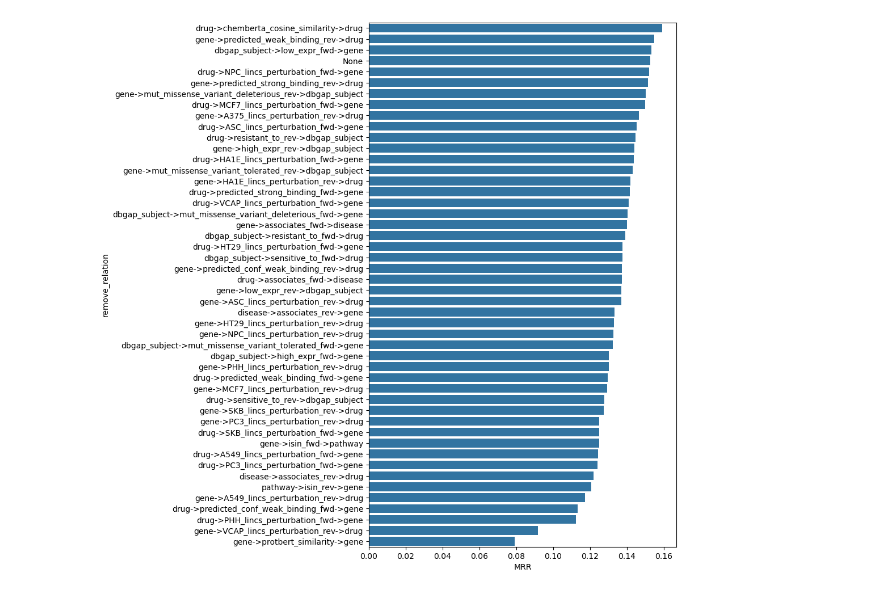
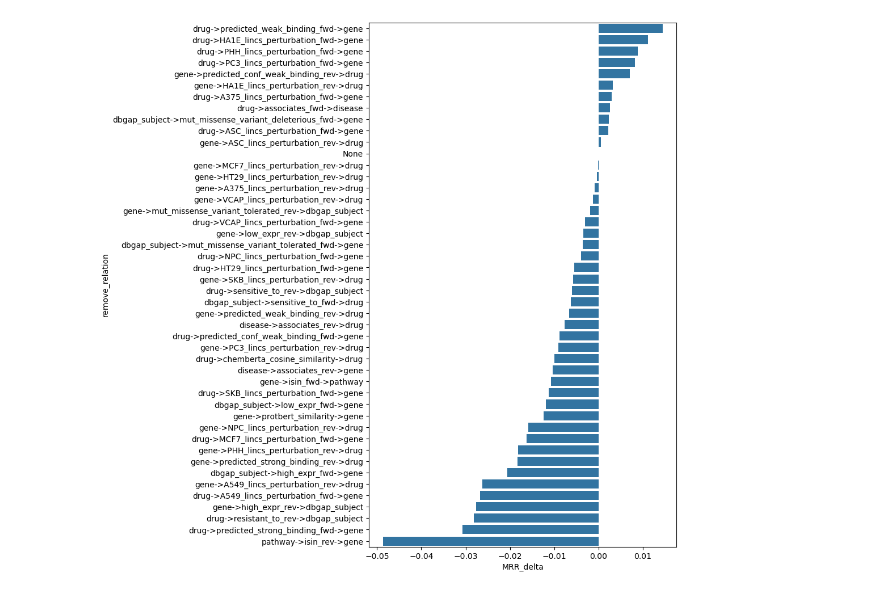
Before and after one commit to biodev/TKG-DTI, a Jupyter notebook: notebooks/relation_ablation_results.ipynb, the cells around one changed output. Cells and saved outputs as stored; diff of their text form; code cells hidden in the pictures.

```diff
--- a/notebooks/relation_ablation_results.ipynb
+++ b/notebooks/relation_ablation_results.ipynb
@@ -33,0 +44,42 @@ res.head()
+# %%
+gnn_pval = {'remove_relation':[], 'pval':[], 'tstat':[], 'nx':[], 'ny':[]}
+
+for rel in gnn_res.remove_relation.unique():
+
+    x = gnn_res[gnn_res.remove_relation == 'None']['MRR'].values
+    y = gnn_res[gnn_res.remove_relation == rel]['MRR'].values
+
+    nx = len(x)
+    ny = len(y)
+
+    tstat, pval = ttest_ind(x, y, equal_var=False)
+
+    gnn_pval['remove_relation'].append(rel)
+    gnn_pval['pval'].append(pval)
+    gnn_pval['tstat'].append(tstat)
+    gnn_pval['nx'].append(nx)
+    gnn_pval['ny'].append(ny)
+
+gnn_pval = pd.DataFrame(gnn_pval)
+# %%
+cpx_res = cpx_res[['remove_relation', 'MRR', 'avg_AUC', 'Top1', 'Top3']].groupby('remove_relation').mean().reset_index()
+cpx_none = cpx_res.loc[cpx_res.remove_relation == 'None']
+cpx_deltas = cpx_res[['MRR', 'avg_AUC', 'Top1', 'Top3']] - cpx_none[['MRR', 'avg_AUC', 'Top1', 'Top3']].values
+cpx_deltas.columns = [f'{c}_delta' for c in cpx_deltas.columns]
+cpx_res = pd.concat([cpx_res, cpx_deltas], axis=1)
+cpx_res = cpx_res.merge(cpx_pval, on='remove_relation', how='left')
+
+gnn_res = gnn_res[['remove_relation', 'MRR', 'avg_AUC', 'Top1', 'Top3']].groupby('remove_relation').mean().reset_index()
+gnn_none = gnn_res.loc[gnn_res.remove_relation == 'None']
+gnn_deltas = gnn_res[['MRR', 'avg_AUC', 'Top1', 'Top3']] - gnn_none[['MRR', 'avg_AUC', 'Top1', 'Top3']].values
+gnn_deltas.columns = [f'{c}_delta' for c in gnn_deltas.columns]
+gnn_res = pd.concat([gnn_res, gnn_deltas], axis=1)
+gnn_res = gnn_res.merge(gnn_pval, on='remove_relation', how='left')
+
+cpx_res = cpx_res.assign(model='COMPLEX2')
+gnn_res = gnn_res.assign(model='GNN')
+res = pd.concat([cpx_res, gnn_res], axis=0)
+res = res.sort_values(by='MRR', ascending=False)
+res = res.assign(detrimental = res.tstat < 0)
+
+res.head()
@@ -34,6 +113,6 @@ res.head()
 # %%
 plt.figure(figsize=(7,12))
-sbn.barplot(x='MRR', y='remove_relation', data=res[lambda x: x.model == 'GNN'].reset_index())
+sbn.barplot(x='MRR_delta', y='remove_relation', data=res[lambda x: x.model == 'COMPLEX2'])
 plt.show()
 # %% [output]
-[figure, old version]
+[figure, new version]
```
Also changed, not shown: parts of 12 cells of this notebook, 3 other files.
